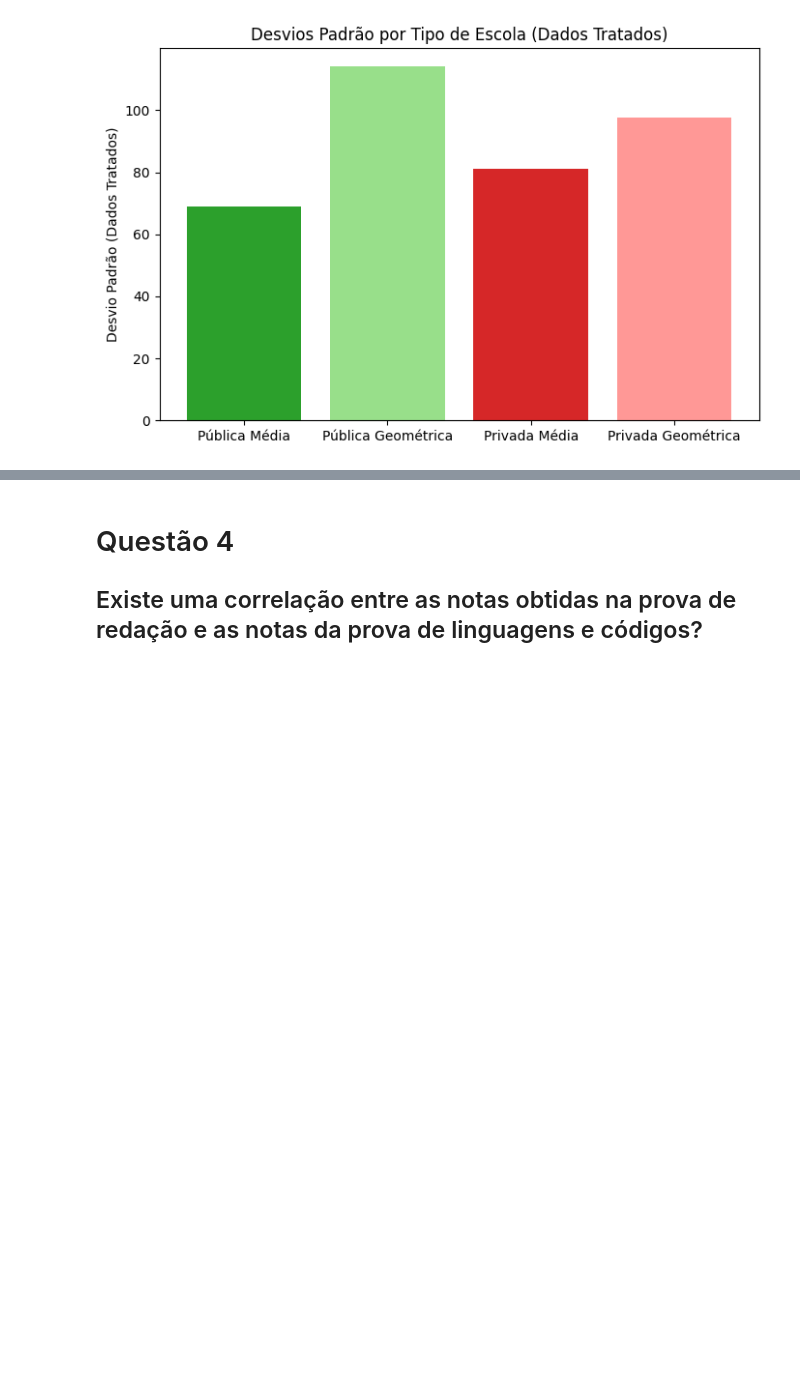
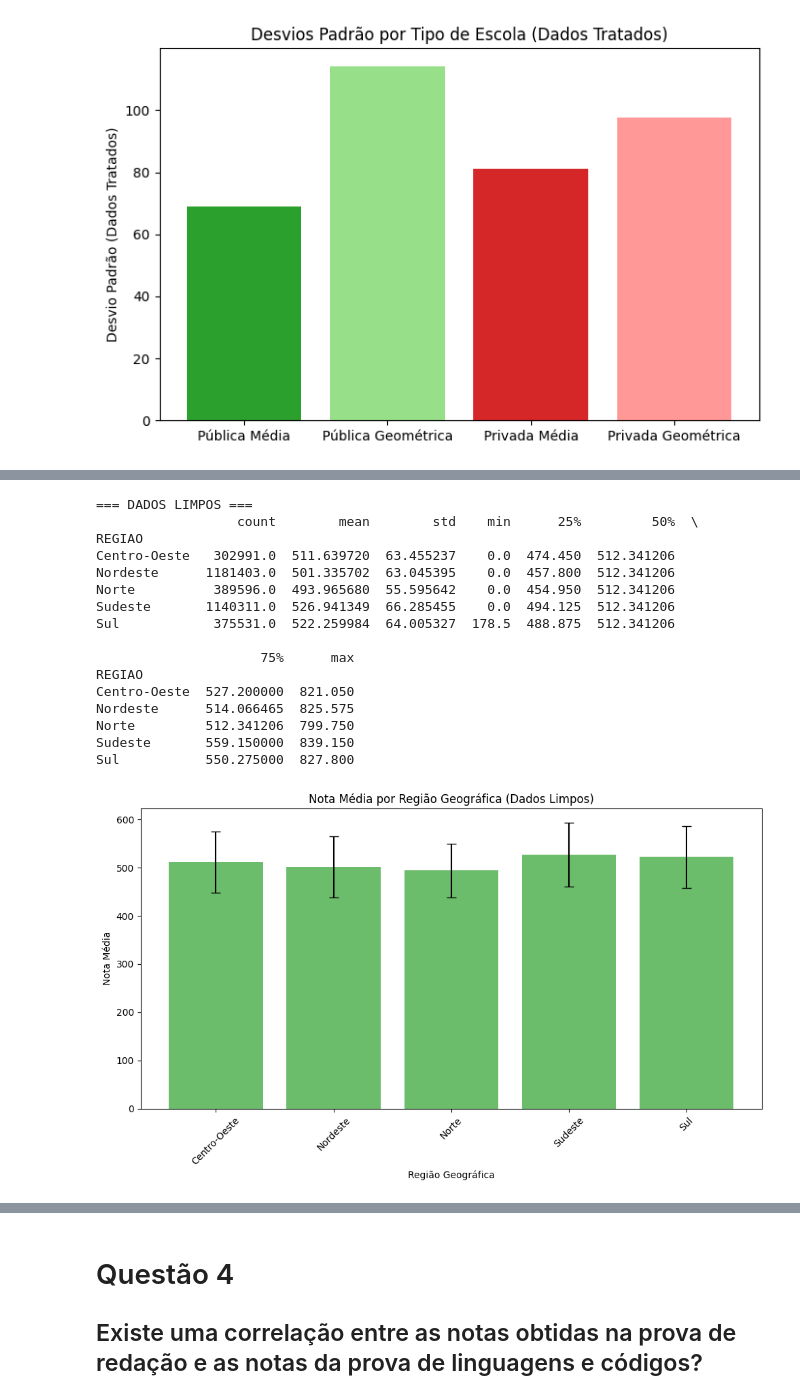
Before and after one commit to jpsampaior/analise-enem, a Jupyter notebook: enem.ipynb, the cells around one changed output, grey strips where cells are left out. Drawn from its saved outputs; the diff is of its cells as text; code cells hidden in the pictures; blank space fills up the shorter version.

```diff
--- a/enem.ipynb
+++ b/enem.ipynb
@@ -297,0 +365,80 @@ See the caveats in the documentation: https://pandas.pydata.org/pandas-docs/stab
+# %%
+df_enem_clean = df_enem.copy()
+
+# Limpar dados - imputar valores nulos com média
+processor = SimpleImputer(strategy="mean")
+colunas_notas = ["NU_NOTA_CN", "NU_NOTA_CH", "NU_NOTA_LC", "NU_NOTA_MT", "NU_NOTA_COMP1", "NU_NOTA_COMP2", "NU_NOTA_COMP3", "NU_NOTA_COMP4", "NU_NOTA_COMP5", "NU_NOTA_REDACAO"]
+df_enem_clean[colunas_notas] = processor.fit_transform(df_enem[colunas_notas])
+
+# Criar coluna da região baseada no primeiro dígito do código do município
+df_enem['REGIAO_COD'] = df_enem['CO_MUNICIPIO_PROVA'].astype(str).str[0]
+df_enem_clean['REGIAO_COD'] = df_enem_clean['CO_MUNICIPIO_PROVA'].astype(str).str[0]
+
+# Mapear códigos das regiões para nomes
+mapeamento_regioes = {
+    '1': 'Norte',
+    '2': 'Nordeste',
+    '3': 'Sudeste',
+    '4': 'Sul',
+    '5': 'Centro-Oeste'
+}
+
+df_enem['REGIAO'] = df_enem['REGIAO_COD'].map(mapeamento_regioes)
+df_enem_clean['REGIAO'] = df_enem_clean['REGIAO_COD'].map(mapeamento_regioes)
+
+# Calcular média geral das provas objetivas
+df_enem['MEDIA_GERAL'] = df_enem[['NU_NOTA_CN', 'NU_NOTA_CH', 'NU_NOTA_LC', 'NU_NOTA_MT']].mean(axis=1)
+df_enem_clean['MEDIA_GERAL'] = df_enem_clean[['NU_NOTA_CN', 'NU_NOTA_CH', 'NU_NOTA_LC', 'NU_NOTA_MT']].mean(axis=1)
+
+# Filtrar dados com região válida
+df_regiao = df_enem[df_enem['REGIAO'].notna()].copy()
+df_regiao_clean = df_enem_clean[df_enem_clean['REGIAO'].notna()].copy()
+
+# Tabela describe() - Dados Limpos
+print('=== DADOS LIMPOS ===')
+print(df_regiao_clean.groupby('REGIAO')['MEDIA_GERAL'].describe())
+
+# Calcular médias e desvios padrão
+medias_regiao = df_regiao.groupby('REGIAO')['MEDIA_GERAL'].mean()
+stds_regiao = df_regiao.groupby('REGIAO')['MEDIA_GERAL'].std()
+medias_regiao_clean = df_regiao_clean.groupby('REGIAO')['MEDIA_GERAL'].mean()
+stds_regiao_clean = df_regiao_clean.groupby('REGIAO')['MEDIA_GERAL'].std()
+
+# Gráfico de médias com desvio padrão - Dados Limpos
+plt.figure(figsize=(10, 6))
+plt.bar(medias_regiao_clean.index, medias_regiao_clean.values, yerr=stds_regiao_clean.values, capsize=5, color='#2ca02c', alpha=0.7)
+plt.xlabel('Região Geográfica')
+plt.ylabel('Nota Média')
+plt.title('Nota Média por Região Geográfica (Dados Limpos)')
+plt.xticks(rotation=45)
+plt.tight_layout()
+plt.show()
+
+# Boxplot - Dados Limpos
+plt.figure(figsize=(10, 6))
+df_regiao_clean.boxplot(column='MEDIA_GERAL', by='REGIAO', figsize=(10, 6))
+plt.xlabel('Região Geográfica')
+plt.ylabel('Nota Média')
+plt.title('Boxplot: Nota Média por Região (Dados Limpos)')
+plt.suptitle('')
+plt.xticks(rotation=45)
+plt.tight_layout()
+plt.show()
+# %% [output]
+=== DADOS LIMPOS ===
+                  count        mean        std    min      25%         50%  \
+REGIAO
+Centro-Oeste   302991.0  511.639720  63.455237    0.0  474.450  512.341206
+Nordeste      1181403.0  501.335702  63.045395    0.0  457.800  512.341206
+Norte          389596.0  493.965680  55.595642    0.0  454.950  512.341206
+Sudeste       1140311.0  526.941349  66.285455    0.0  494.125  512.341206
+Sul            375531.0  522.259984  64.005327  178.5  488.875  512.341206
+
+                     75%      max
+REGIAO
+Centro-Oeste  527.200000  821.050
+Nordeste      514.066465  825.575
+Norte         512.341206  799.750
+Sudeste       559.150000  839.150
+Sul           550.275000  827.800
+[figure, added]
```
Also changed, not shown: parts of 5 cells of this notebook.
